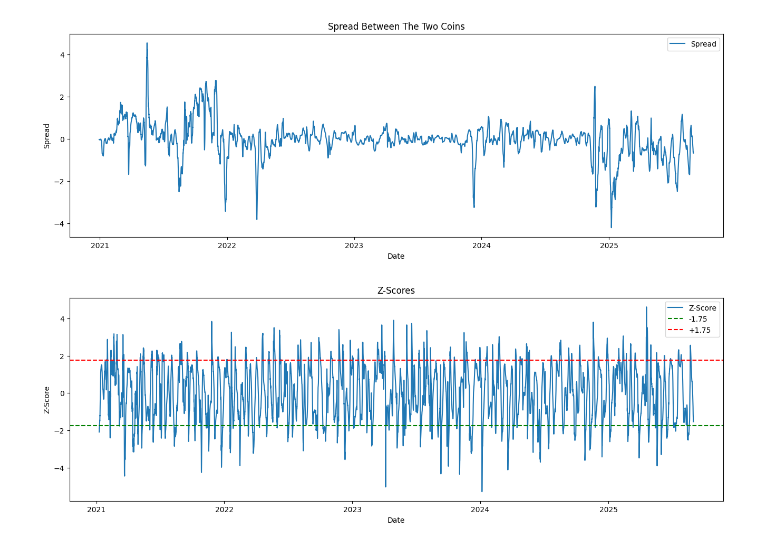
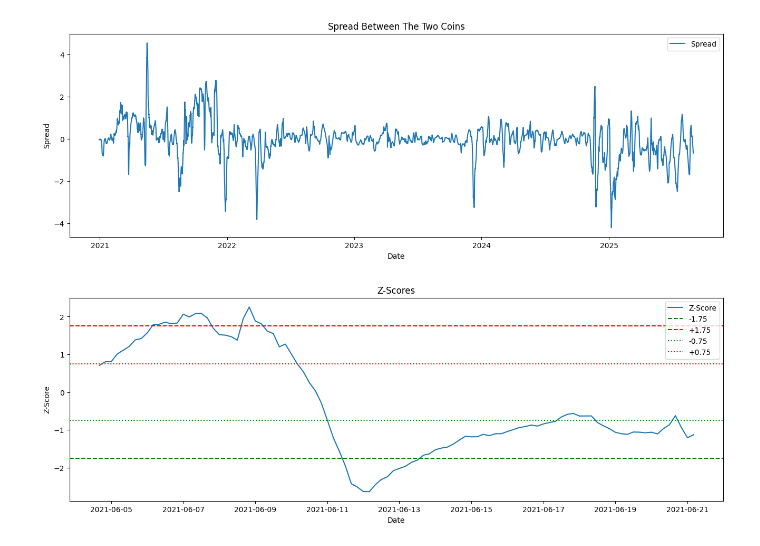
Before and after one commit to wbchristerson/crypto-strategies, a Jupyter notebook: updated_statistical_arbitrage_cointegration.ipynb, the cells around one changed output. Drawn from its saved outputs; the diff is of its cells as text; code cells hidden in the pictures.

```diff
--- a/updated_statistical_arbitrage_cointegration.ipynb
+++ b/updated_statistical_arbitrage_cointegration.ipynb
@@ -164,11 +167,14 @@ input_prices.iloc[0:60][["ADAUSDT", "BNBUSDT"]]
 | 2020-12-29 16:00:00 | 0.18744 | 38.0637 |
 | 2020-12-29 20:00:00 | 0.19083 | 39.0756 |
 # %%
-def get_cov(rolling_window):
-    return len(rolling_window.shape)
-    #return calculate_covariance_directly(rolling_window, input_prices["BNBUSDT"])
+strat_data = pd.DataFrame()
 
 spread_data = pd.Series()
+beta_data = pd.Series()
+
+for index in range(step):
+    spread_data[input_prices.index[index]] = np.nan
+    beta_data[input_prices.index[index]] = np.nan
 
 for index in range(step, len(input_prices)):
     ada_prices = input_prices.iloc[(index-step+1):(index+1)]["ADAUSDT"]
@@ -179,15 +185,19 @@ for index in range(step, len(input_prices)):
 
     spread = input_prices.iloc[index]["ADAUSDT"] - beta * input_prices.iloc[index]["BNBUSDT"]
     spread_data[input_prices.index[index]] = spread
+    beta_data[input_prices.index[index]] = beta
 
-# input_prices.iloc[:120][["ADAUSDT", "BNBUSDT"]].rolling(60).apply(get_cov)
-# input_prices.iloc[:120]["ADAUSDT"].rolling(step).apply(get_cov)
+strat_data["spread"] = spread_data
+strat_data["beta"] = beta_data
 # %%
-performance_data = pd.DataFrame({
-    "spread": spread_data
-})
+# performance_data = pd.DataFrame({
+#     "spread": spread_data
+# })
 
-z_score = (performance_data - performance_data.rolling(step).mean()) / performance_data.rolling(step).std()
+# z_score = (performance_data - performance_data.rolling(step).mean()) / performance_data.rolling(step).std()
 
-performance_data["z_score"] = z_score
-performance_data
+# performance_data["z_score"] = z_score
+# performance_data
+
+z_score = (strat_data["spread"] - strat_data["spread"].rolling(step).mean()) / strat_data["spread"].rolling(step).std()
+strat_data["z-score"] = z_score
@@ -223,15 +219,17 @@ plt.show()
 # %%
 plt.figure(figsize=(16, 5))
 
-plt.plot(performance_data["z_score"], label='Z-Score')
+plt.plot(strat_data["z-score"].iloc[1000:1100], label='Z-Score')
 # plt.axhline(pair_data.mean(), label="Spread Mean", color="black")
 plt.title('Z-Scores')
 plt.xlabel('Date')
 plt.ylabel('Z-Score')
 plt.axhline(-1.75, color="green", linestyle="--", label="-1.75")
 plt.axhline(1.75, color="red", linestyle="--", label="+1.75")
+plt.axhline(-0.75, color="green", linestyle="dotted", label="-0.75")
+plt.axhline(0.75, color="red", linestyle="dotted", label="+0.75")
 
 plt.legend()
 plt.show()
 # %% [output]
-[figure, old version]
+[figure, new version]
```
Also changed, not shown: parts of 9 cells of this notebook.
